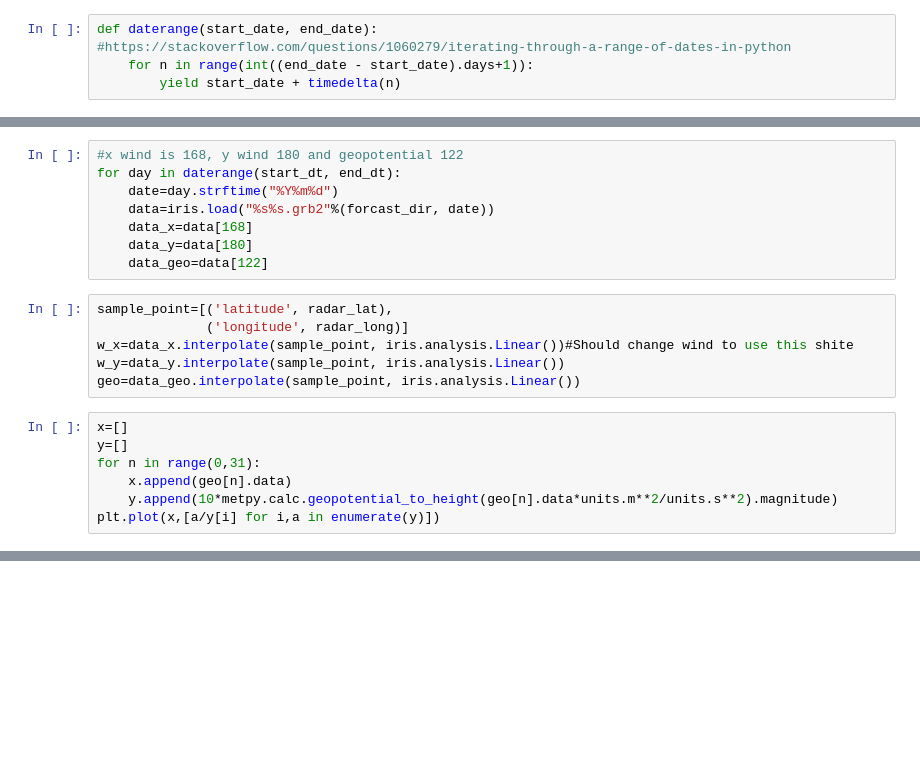
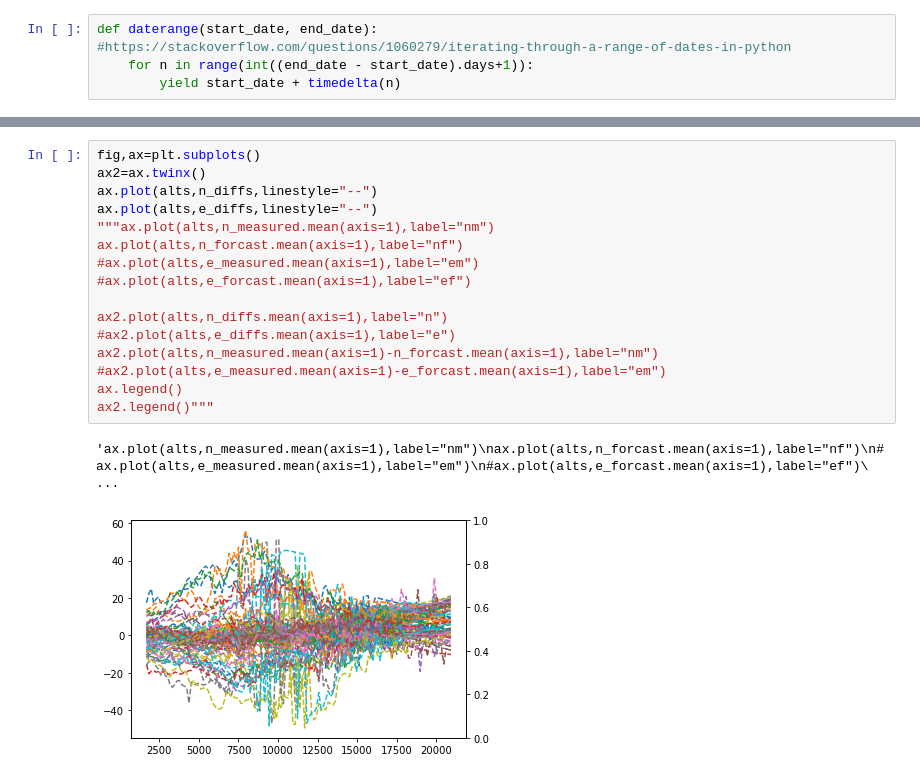
Before and after one commit to cuspaceflight/CamPyRoS, a Jupyter notebook: Difference profile.ipynb, the cells around one changed output, grey strips where cells are left out. Cells and saved outputs as stored; diff of their text form; blank space fills up the shorter version.

```diff
--- a/Difference profile.ipynb
+++ b/Difference profile.ipynb
@@ -100,21 +128,0 @@ for day in daterange(start_dt, end_dt):
-# %%
-#x wind is 168, y wind 180 and geopotential 122
-for day in daterange(start_dt, end_dt):
-    date=day.strftime("%Y%m%d")
-    data=iris.load("%s%s.grb2"%(forcast_dir, date))
-    data_x=data[168]
-    data_y=data[180]
-    data_geo=data[122]
-# %%
-sample_point=[('latitude', radar_lat),
-              ('longitude', radar_long)]
-w_x=data_x.interpolate(sample_point, iris.analysis.Linear())#Should change wind to use this shite
-w_y=data_y.interpolate(sample_point, iris.analysis.Linear())
-geo=data_geo.interpolate(sample_point, iris.analysis.Linear())
-# %%
-x=[]
-y=[]
-for n in range(0,31):
-    x.append(geo[n].data)
-    y.append(10*metpy.calc.geopotential_to_height(geo[n].data*units.m**2/units.s**2).magnitude)
-plt.plot(x,[a/y[i] for i,a in enumerate(y)])
@@ -135,0 +165,19 @@ array([53128.971664  , 46342.5804    , 41131.036272  , 38213.872804  ,
+# %%
+fig,ax=plt.subplots()
+ax2=ax.twinx()
+ax.plot(alts,n_diffs,linestyle="--")
+ax.plot(alts,e_diffs,linestyle="--")
+"""ax.plot(alts,n_measured.mean(axis=1),label="nm")
+ax.plot(alts,n_forcast.mean(axis=1),label="nf")
+#ax.plot(alts,e_measured.mean(axis=1),label="em")
+#ax.plot(alts,e_forcast.mean(axis=1),label="ef")
+
+ax2.plot(alts,n_diffs.mean(axis=1),label="n")
+#ax2.plot(alts,e_diffs.mean(axis=1),label="e")
+ax2.plot(alts,n_measured.mean(axis=1)-n_forcast.mean(axis=1),label="nm")
+#ax2.plot(alts,e_measured.mean(axis=1)-e_forcast.mean(axis=1),label="em")
+ax.legend()
+ax2.legend()"""
+# %% [output]
+'ax.plot(alts,n_measured.mean(axis=1),label="nm")\nax.plot(alts,n_forcast.mean(axis=1),label="nf")\n#ax.plot(alts,e_measured.mean(axis=1),label="em")\n#ax.plot(alts,e_forcast.mean(axis=1),label="ef")\ ...
+[figure, added]
```
Also changed, not shown: parts of 22 cells of this notebook, 9 other files.
